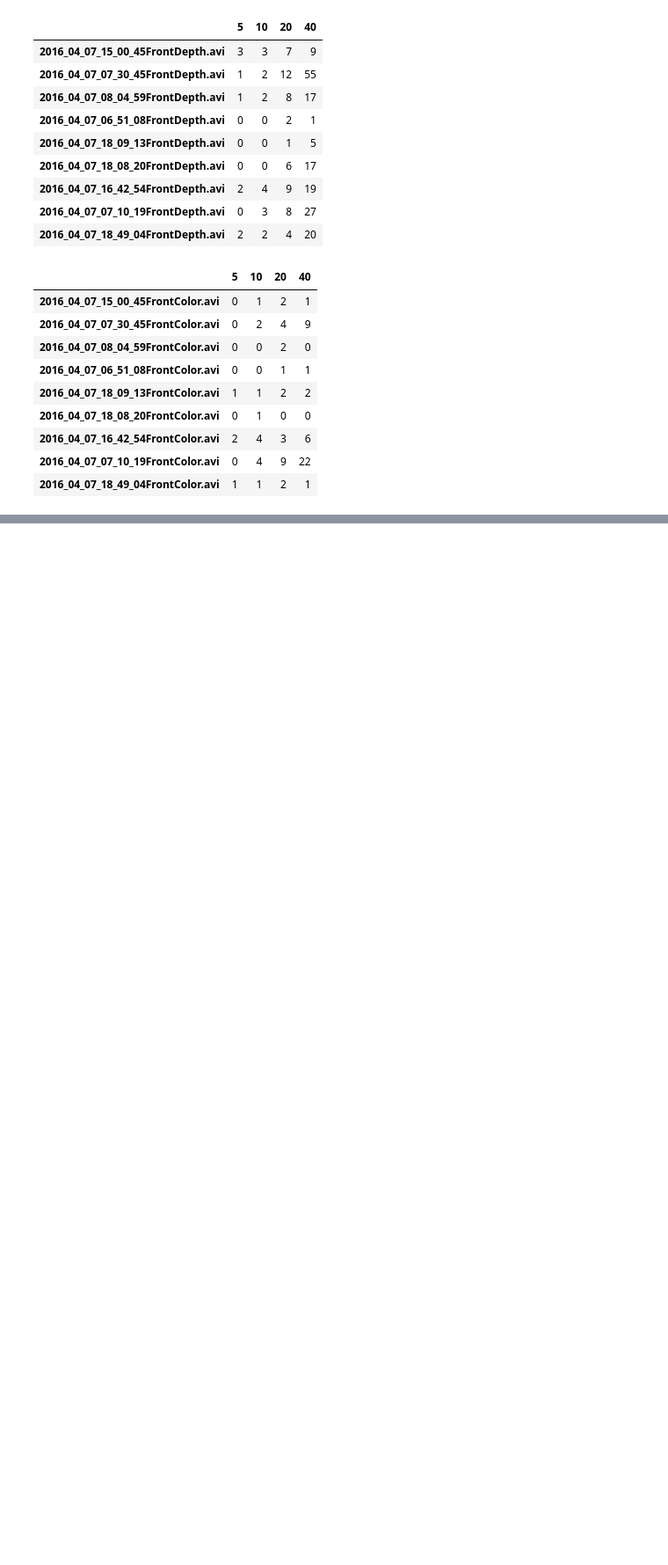
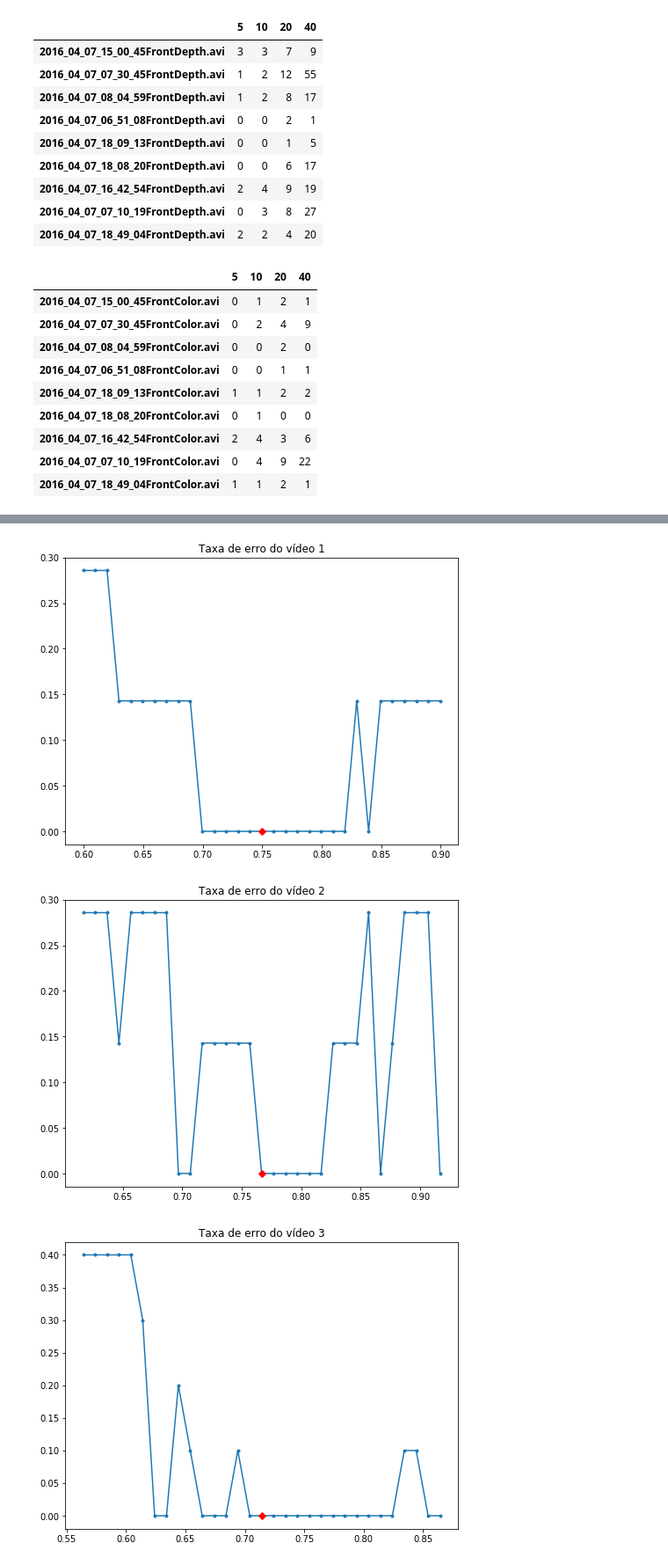
Before and after one commit to grupo9ia898/scap, a Jupyter notebook: scap.ipynb, the cells around one changed output, grey strips where cells are left out. Shown: that part at 88% size. Cells and saved outputs as stored; diff of their text form; code cells hidden in the pictures; blank space fills up the shorter version.

```diff
--- a/scap.ipynb
+++ b/scap.ipynb
@@ -486,0 +525,19 @@ pd.DataFrame(pc_, index=files_[0:9], columns=K_array)
+# %%
+def conta_integral_explore(x,valor_real,num):
+    x_cropped=x[:,100:240,0:125]
+    integral=integra(x_cropped)
+    integral=integral/np.max(integral)
+    ref=np.min(integral)+((np.max(integral)-np.min(integral))/2)
+    limiar_list=np.arange(ref-0.15,ref+0.15,0.01)
+    pessoas=np.zeros(len(limiar_list))
+    for i,limiar in enumerate(limiar_list):
+        info_binaria=integral<limiar
+        picos=np.bitwise_and(info_binaria,np.invert(np.roll(info_binaria,1)))
+        pessoas[i]=np.count_nonzero(picos)
+    tx_erro=np.abs(np.subtract(pessoas,valor_real))/valor_real
+    plt.figure(figsize=(8,6))
+    plt.plot(limiar_list,tx_erro,'.-')
+    plt.plot(limiar_list[15],tx_erro[15],'Dr')
+    plt.title("Taxa de erro do vídeo %i" %num)
+
+    return tx_erro
@@ -486,0 +571,8 @@ pd.DataFrame(pc_, index=files_[0:9], columns=K_array)
+# %%
+tx_erro=np.zeros((5,31))
+for i,x in enumerate(X):
+    tx_erro[i,:]=conta_integral_explore(x,valor_real[i],i+1)
+# %% [output]
+[figure, added]
+[figure, added]
+[figure, added]
```
Also changed, not shown: parts of 8 cells of this notebook.
